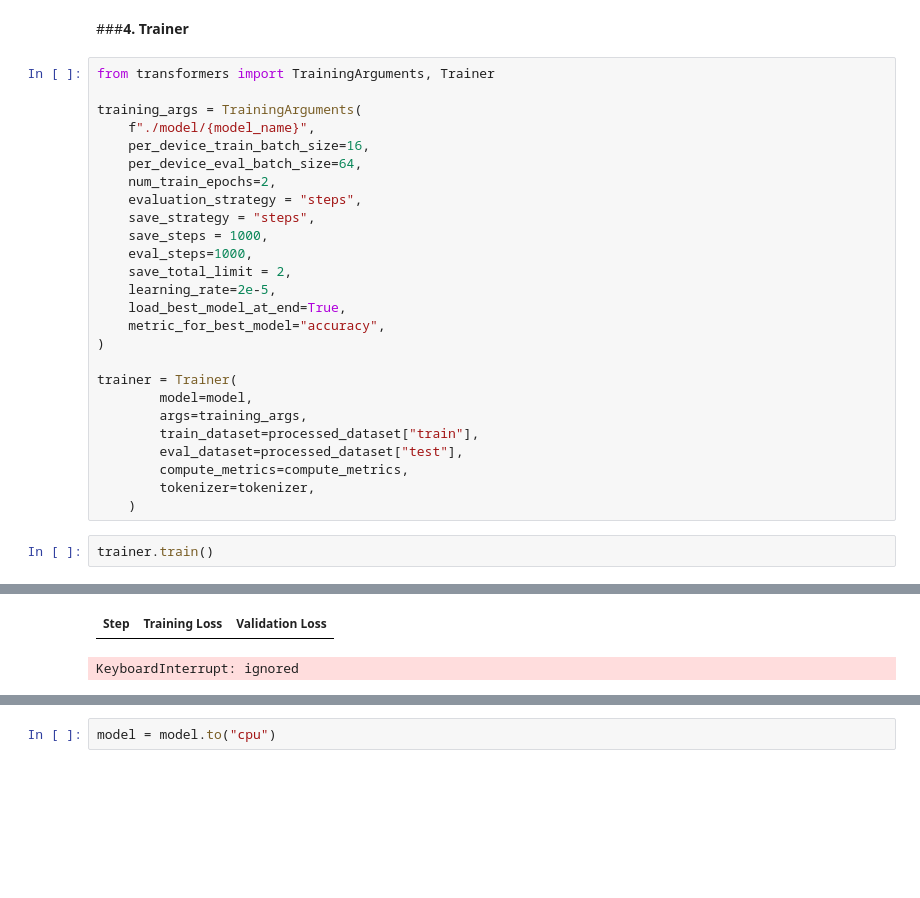
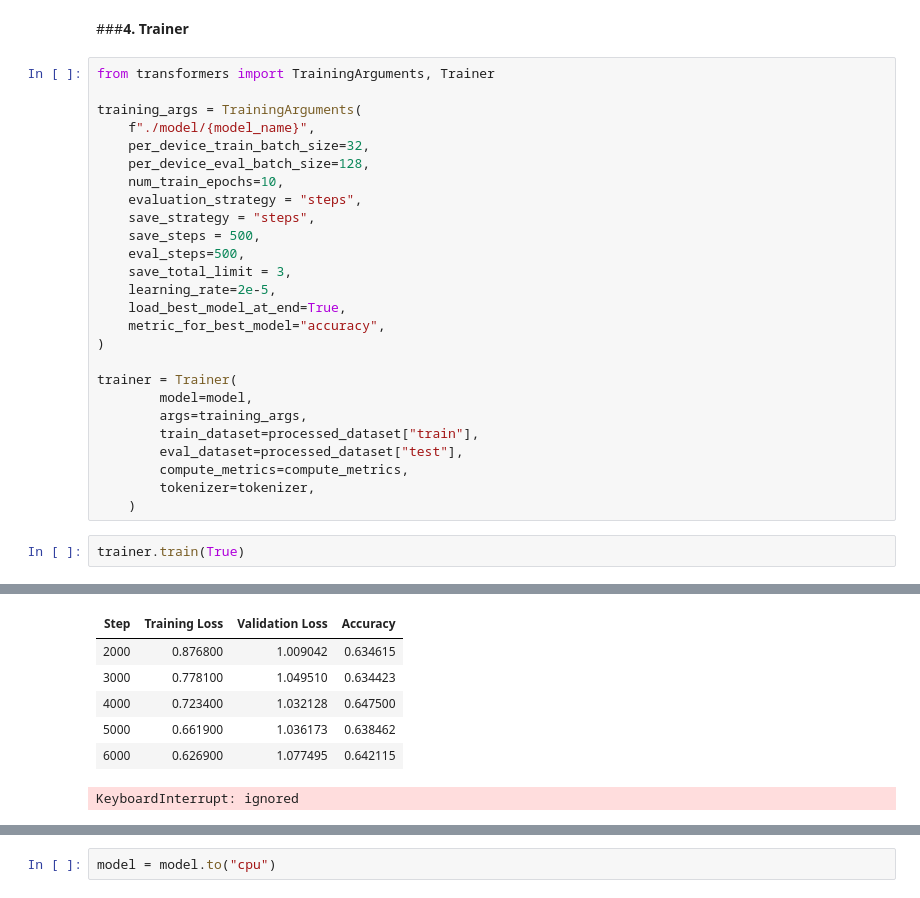
Before and after one commit to trungdung211/KalapaMedicalQA, a Jupyter notebook: ViMedicalMCQA/[colab]-MedMCQA-Classification-Approach.ipynb, the cells around one changed output, grey strips where cells are left out. Saved outputs shown, nothing was run; the diff lists cells and outputs as text; blank space fills up the shorter version.

```diff
--- a/ViMedicalMCQA/[colab]-MedMCQA-Classification-Approach.ipynb
+++ b/ViMedicalMCQA/[colab]-MedMCQA-Classification-Approach.ipynb
@@ -165,14 +166,14 @@ from transformers import TrainingArguments, Trainer
 
 training_args = TrainingArguments(
     f"./model/{model_name}",
-    per_device_train_batch_size=16,
-    per_device_eval_batch_size=64,
-    num_train_epochs=2,
+    per_device_train_batch_size=32,
+    per_device_eval_batch_size=128,
+    num_train_epochs=10,
     evaluation_strategy = "steps",
     save_strategy = "steps",
-    save_steps = 1000,
-    eval_steps=1000,
-    save_total_limit = 2,
+    save_steps = 500,
+    eval_steps=500,
+    save_total_limit = 3,
     learning_rate=2e-5,
     load_best_model_at_end=True,
     metric_for_best_model="accuracy",
@@ -187,5 +188,5 @@ trainer = Trainer(
         tokenizer=tokenizer,
     )
 # %%
-trainer.train()
+trainer.train(True)
 # %% [output]
@@ -193,3 +194,8 @@ trainer.train()
-| Step | Training Loss | Validation Loss |
+| Step | Training Loss | Validation Loss | Accuracy |
+| 2000 | 0.876800 | 1.009042 | 0.634615 |
+| 3000 | 0.778100 | 1.049510 | 0.634423 |
+| 4000 | 0.723400 | 1.032128 | 0.647500 |
+| 5000 | 0.661900 | 1.036173 | 0.638462 |
+| 6000 | 0.626900 | 1.077495 | 0.642115 |
 KeyboardInterrupt: ignored
 # %%
```
Also changed, not shown: parts of 11 cells of this notebook.
